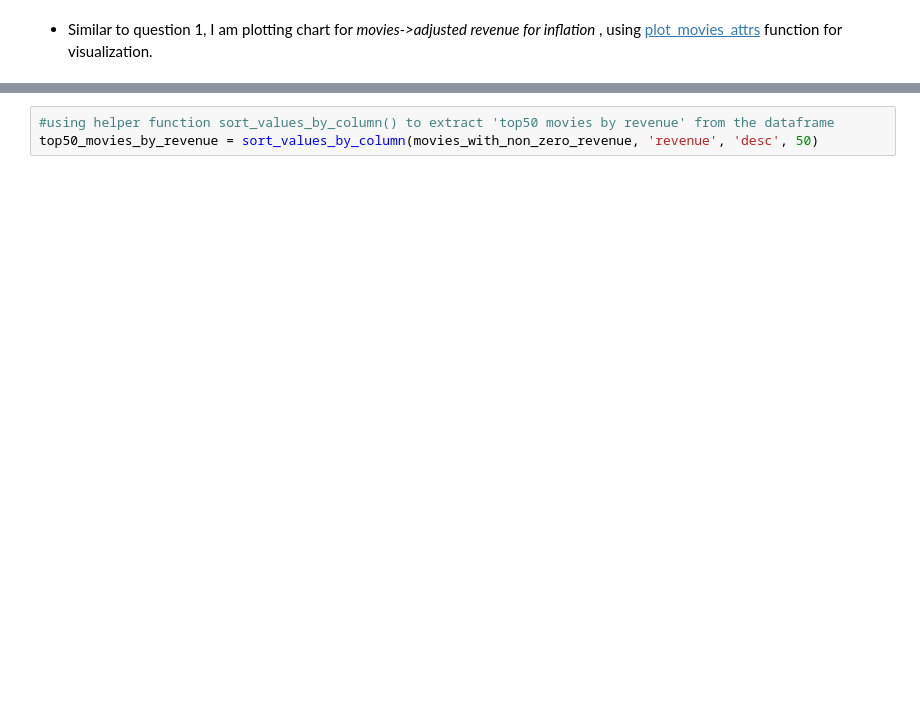
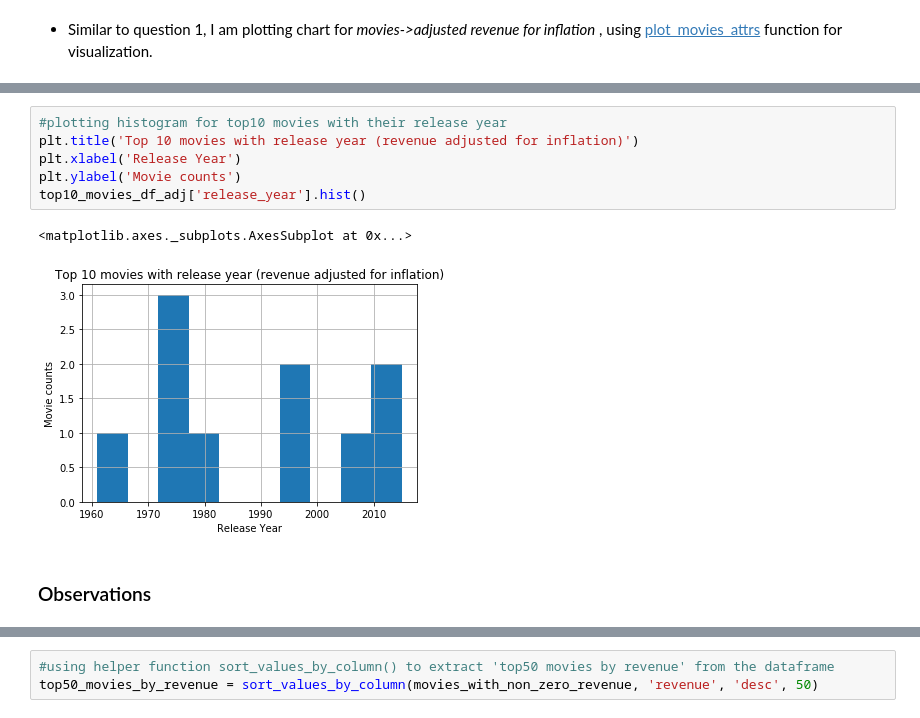
Before and after one commit to TheHexa1/machine-learning-foundation-nanodegree-udacity, a Jupyter notebook: Project_4/project_4_notebook.ipynb, the cells around one changed output, grey strips where cells are left out. Saved outputs shown, nothing was run; the diff lists cells and outputs as text; blank space fills up the shorter version.

```diff
--- a/Project_4/project_4_notebook.ipynb
+++ b/Project_4/project_4_notebook.ipynb
@@ -300,0 +329,11 @@ plot_movies_attrs(top10_movies_df_adj, 'revenue_adj', movie_names, 'Movies', 'Ad
+# %%
+#plotting histogram for top10 movies with their release year
+plt.title('Top 10 movies with release year (revenue adjusted for inflation)')
+plt.xlabel('Release Year')
+plt.ylabel('Movie counts')
+top10_movies_df_adj['release_year'].hist()
+# %% [output]
+<matplotlib.axes._subplots.AxesSubplot at 0x...>
+[figure, added]
+# %% [markdown]
+### Observations
```
Also changed, not shown: parts of 72 cells of this notebook, 1 other file.
